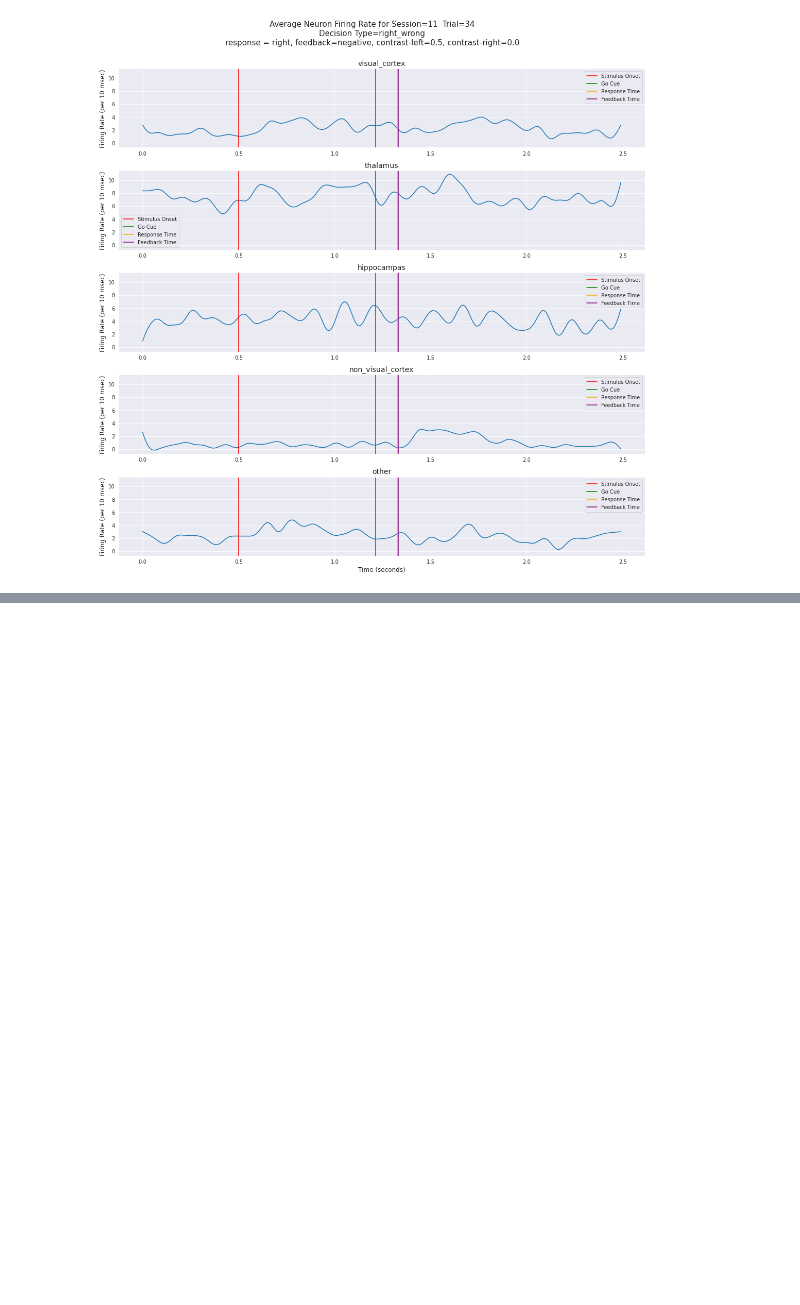
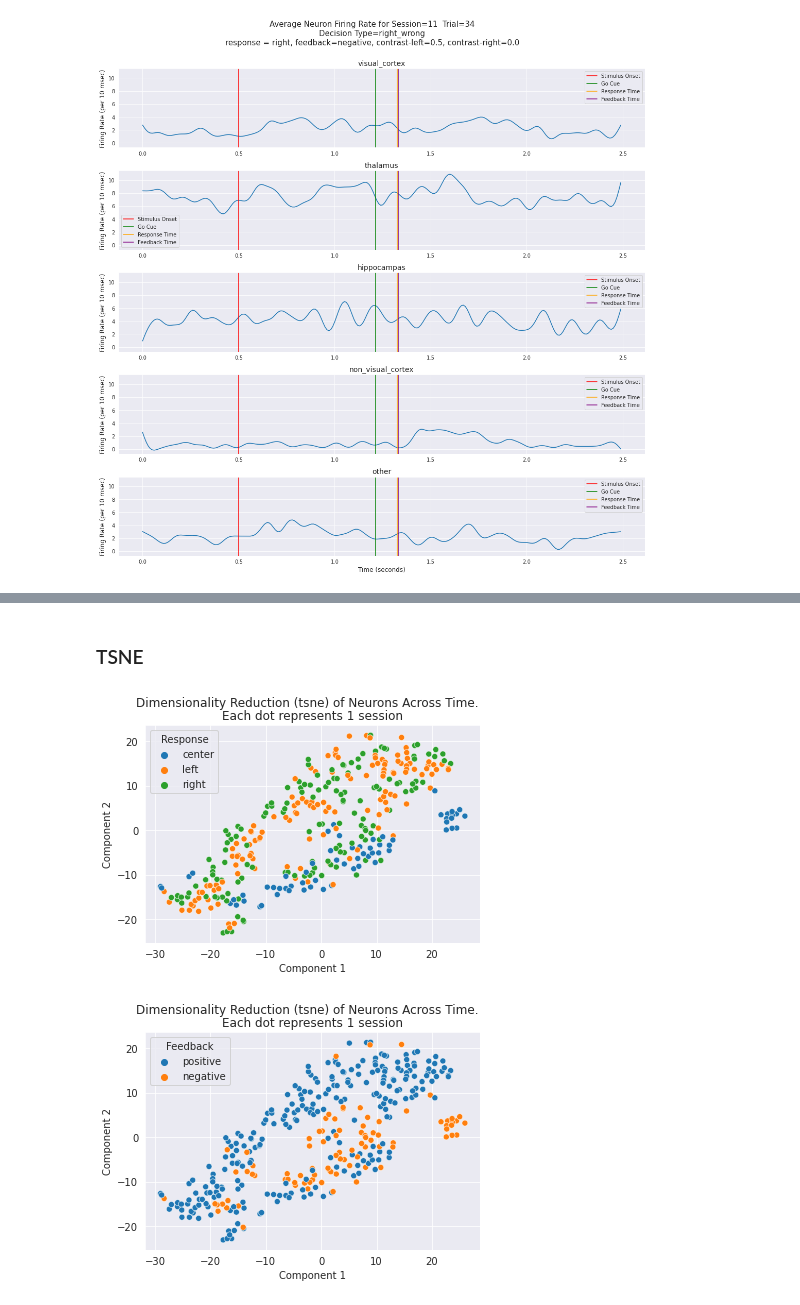
Before and after one commit to theairbend3r/spiking-brains, a Jupyter notebook: 02_behaviour_analysis.ipynb, the cells around one changed output, grey strips where cells are left out. Drawn from its saved outputs; the diff is of its cells as text; code cells hidden in the pictures; blank space fills up the shorter version.

```diff
--- a/02_behaviour_analysis.ipynb
+++ b/02_behaviour_analysis.ipynb
@@ -179,0 +250,17 @@ plot_firing_rate(all_data=all_data, session_id=11, trial_id=34, smooth=True, by_
+# %% [markdown]
+### TSNE
+# %%
+reduce_dimensionality(spikes_arr=session_spikes,
+                      n_components=2,
+                      algorithm="tsne",
+                      plot=True,
+                      class_viz_var=("Response", session_respones))
+
+reduce_dimensionality(spikes_arr=session_spikes,
+                      n_components=2,
+                      algorithm="tsne",
+                      plot=True,
+                      class_viz_var=("Feedback", session_feedbacks))
+# %% [output]
+[figure, added]
+[figure, added]
```
Also changed, not shown: parts of 11 cells of this notebook, 1 other file.
